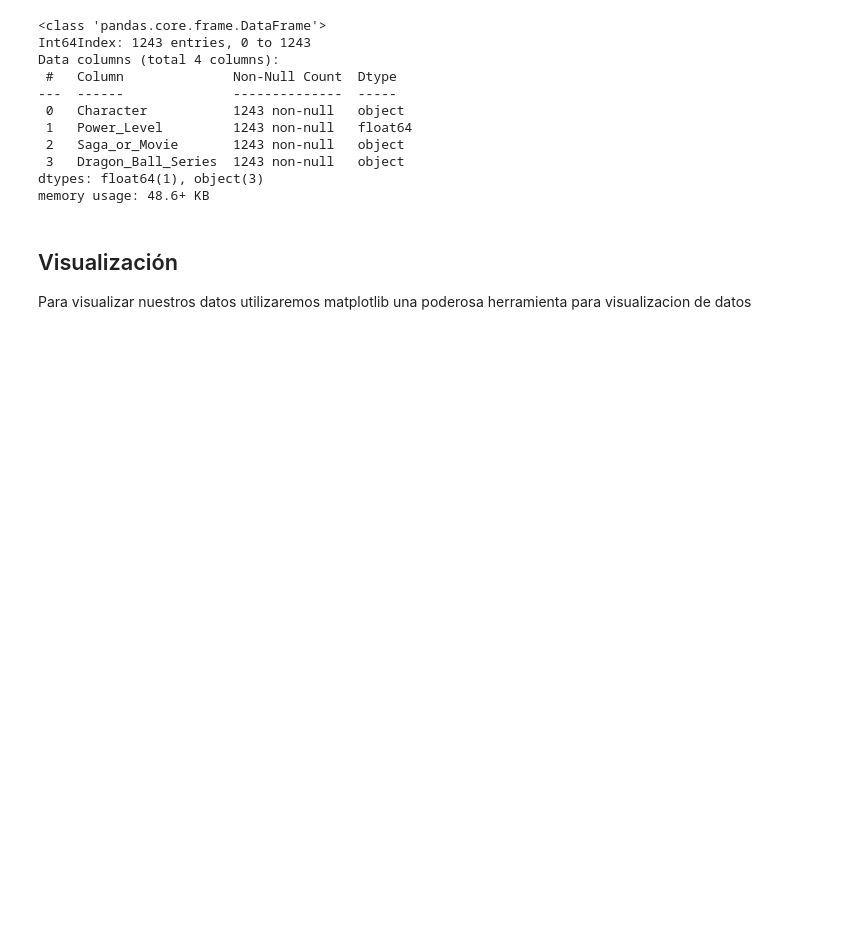
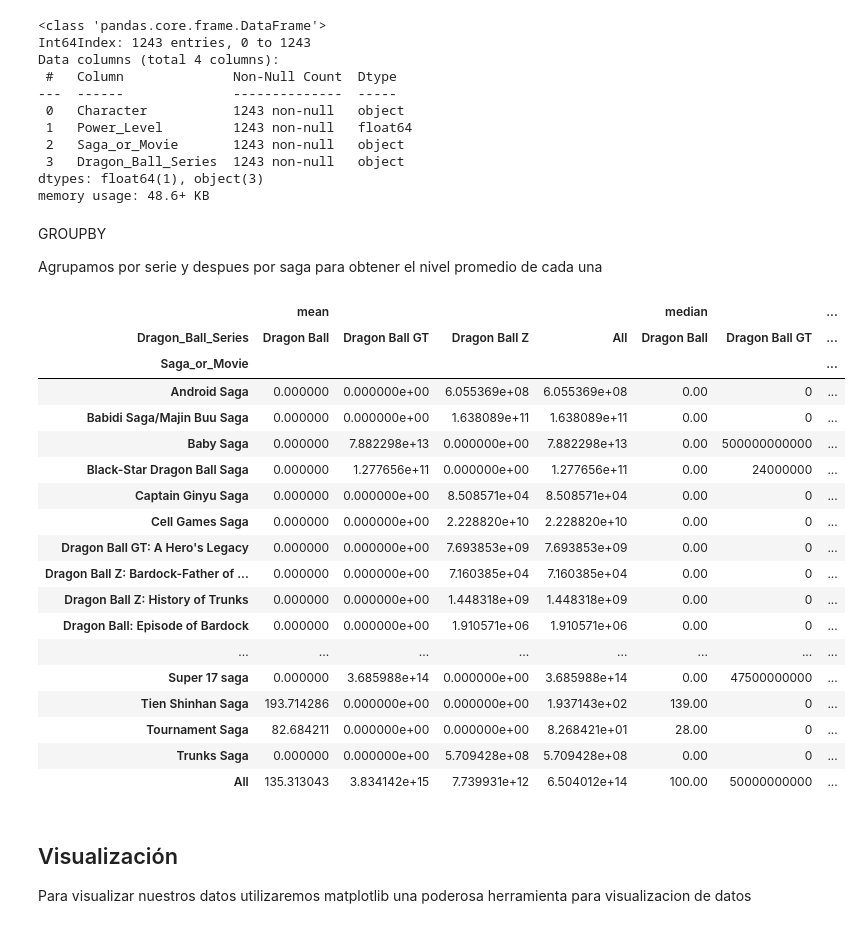
Before and after one commit to eljuanrv/Dragon_Ball_Data-Set, a Jupyter notebook: Dragon_Ball_Data_Set.ipynb, the cells around one changed output. Cells and saved outputs as stored; diff of their text form; code cells hidden in the pictures; blank space fills up the shorter version.

```diff
--- a/Dragon_Ball_Data_Set.ipynb
+++ b/Dragon_Ball_Data_Set.ipynb
@@ -104,3 +104,7 @@ Data columns (total 4 columns):
  3   Dragon_Ball_Series  1243 non-null   object
 dtypes: float64(1), object(3)
 memory usage: 48.6+ KB
+# %% [markdown]
+GROUPBY
+
+Agrupamos por serie y despues por saga para obtener el nivel promedio de cada una
@@ -107,3 +115,25 @@ memory usage: 48.6+ KB
+# %%
+df.pivot_table(values='Power_Level',columns='Dragon_Ball_Series',index='Saga_or_Movie',aggfunc=[np.mean,np.median],fill_value=0,margins=True)
+# %% [output]
+|  | mean |  |  |  | median |  | ... |
+| Dragon_Ball_Series | Dragon Ball | Dragon Ball GT | Dragon Ball Z | All | Dragon Ball | Dragon Ball GT | ... |
+| Saga_or_Movie |  |  |  |  |  |  | ... |
+| Android Saga | 0.000000 | 0.000000e+00 | 6.055369e+08 | 6.055369e+08 | 0.00 | 0 | ... |
+| Babidi Saga/Majin Buu Saga | 0.000000 | 0.000000e+00 | 1.638089e+11 | 1.638089e+11 | 0.00 | 0 | ... |
+| Baby Saga | 0.000000 | 7.882298e+13 | 0.000000e+00 | 7.882298e+13 | 0.00 | 500000000000 | ... |
+| Black-Star Dragon Ball Saga | 0.000000 | 1.277656e+11 | 0.000000e+00 | 1.277656e+11 | 0.00 | 24000000 | ... |
+| Captain Ginyu Saga | 0.000000 | 0.000000e+00 | 8.508571e+04 | 8.508571e+04 | 0.00 | 0 | ... |
+| Cell Games Saga | 0.000000 | 0.000000e+00 | 2.228820e+10 | 2.228820e+10 | 0.00 | 0 | ... |
+| Dragon Ball GT: A Hero's Legacy | 0.000000 | 0.000000e+00 | 7.693853e+09 | 7.693853e+09 | 0.00 | 0 | ... |
+| Dragon Ball Z: Bardock-Father of ... | 0.000000 | 0.000000e+00 | 7.160385e+04 | 7.160385e+04 | 0.00 | 0 | ... |
+| Dragon Ball Z: History of Trunks | 0.000000 | 0.000000e+00 | 1.448318e+09 | 1.448318e+09 | 0.00 | 0 | ... |
+| Dragon Ball: Episode of Bardock | 0.000000 | 0.000000e+00 | 1.910571e+06 | 1.910571e+06 | 0.00 | 0 | ... |
+| ... | ... | ... | ... | ... | ... | ... | ... |
+| Super 17 saga | 0.000000 | 3.685988e+14 | 0.000000e+00 | 3.685988e+14 | 0.00 | 47500000000 | ... |
+| Tien Shinhan Saga | 193.714286 | 0.000000e+00 | 0.000000e+00 | 1.937143e+02 | 139.00 | 0 | ... |
+| Tournament Saga | 82.684211 | 0.000000e+00 | 0.000000e+00 | 8.268421e+01 | 28.00 | 0 | ... |
+| Trunks Saga | 0.000000 | 0.000000e+00 | 5.709428e+08 | 5.709428e+08 | 0.00 | 0 | ... |
+| All | 135.313043 | 3.834142e+15 | 7.739931e+12 | 6.504012e+14 | 100.00 | 50000000000 | ... |
 # %% [markdown]
 ## Visualización
 
```
Also changed, not shown: parts of 12 cells of this notebook.
